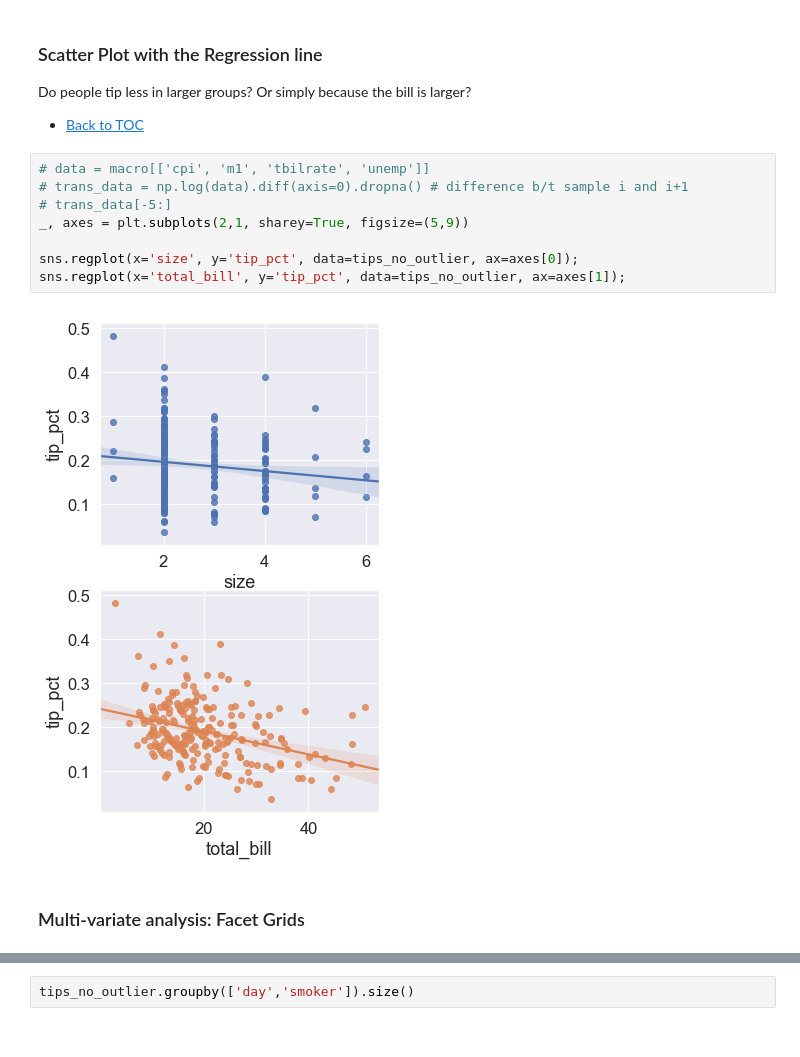
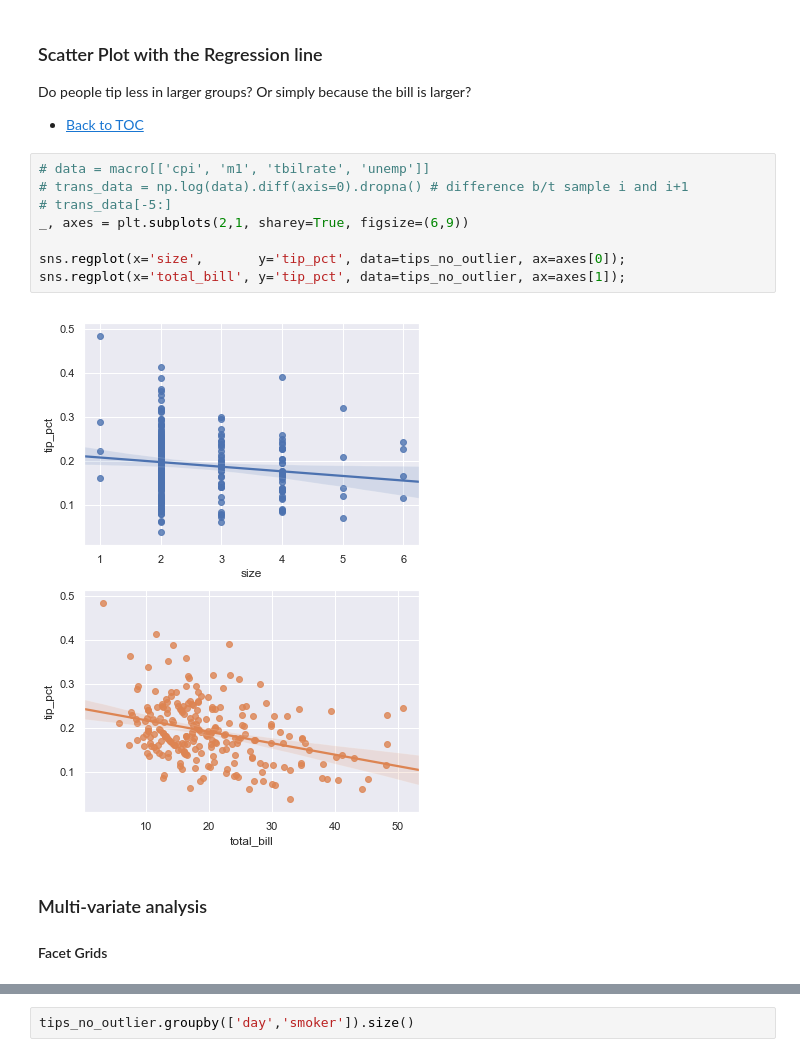
Before and after one commit to weihua77/Data_Science_Daily, a Jupyter notebook: Data_Analysis_Python/Data_Visualization.ipynb, the cells around one changed output, grey strips where cells are left out. Saved outputs shown, nothing was run; the diff lists cells and outputs as text.

```diff
--- a/Data_Analysis_Python/Data_Visualization.ipynb
+++ b/Data_Analysis_Python/Data_Visualization.ipynb
@@ -228,15 +228,16 @@ Do people tip less in larger groups? Or simply because the bill is larger?
 # %%
 # data = macro[['cpi', 'm1', 'tbilrate', 'unemp']]
 # trans_data = np.log(data).diff(axis=0).dropna() # difference b/t sample i and i+1
 # trans_data[-5:]
-_, axes = plt.subplots(2,1, sharey=True, figsize=(5,9))
+_, axes = plt.subplots(2,1, sharey=True, figsize=(6,9))
 
-sns.regplot(x='size', y='tip_pct', data=tips_no_outlier, ax=axes[0]);
+sns.regplot(x='size',       y='tip_pct', data=tips_no_outlier, ax=axes[0]);
 sns.regplot(x='total_bill', y='tip_pct', data=tips_no_outlier, ax=axes[1]);
 # %% [output]
-[figure, old version]
+[figure, new version]
 # %% [markdown]
-### Multi-variate analysis: Facet Grids
+### Multi-variate analysis
+#### Facet Grids
 # %%
 sns.factorplot(x='day', y='tip_pct',  col='smoker',
                kind='box', data=tips[tips['tip_pct'] < 0.5]);
```
Also changed, not shown: parts of 3 cells of this notebook, 3 other files.
